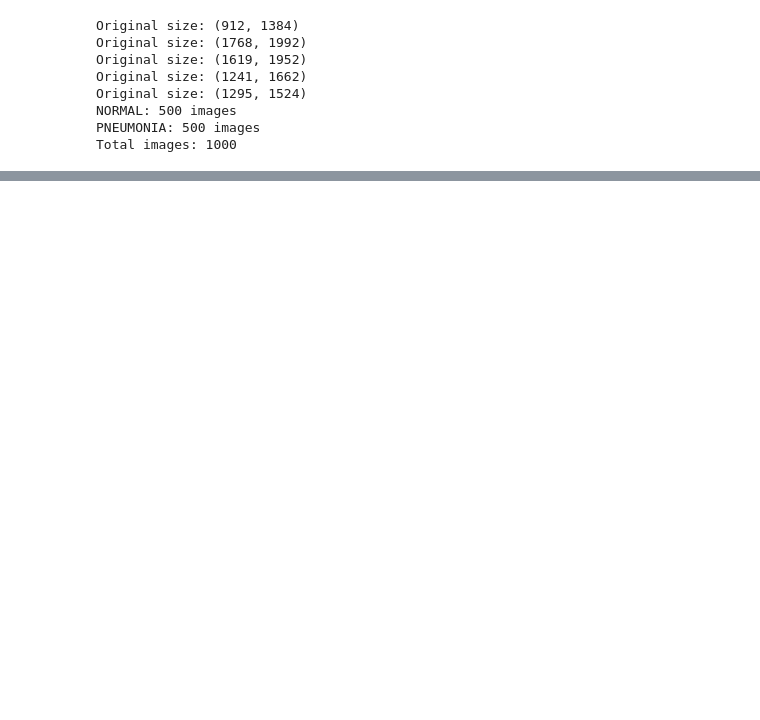
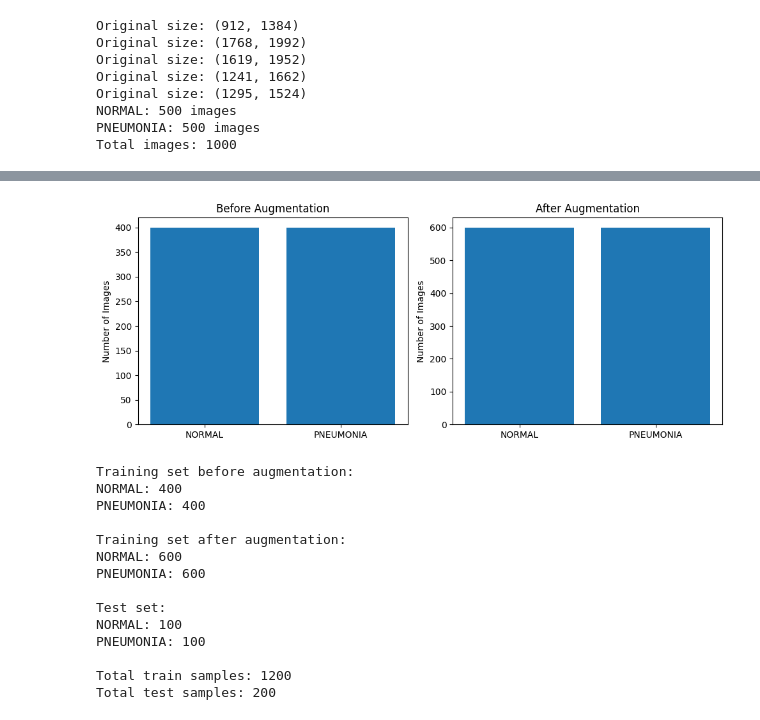
Before and after one commit to asheta66/CNN, a Jupyter notebook: Chest X_Ray/Alaa_classification_chest_x_ray_Ver2.ipynb, the cells around one changed output, grey strips where cells are left out. Cells and saved outputs as stored; diff of their text form; code cells hidden in the pictures; blank space fills up the shorter version.

```diff
--- a/Chest X_Ray/Alaa_classification_chest_x_ray_Ver2.ipynb
+++ b/Chest X_Ray/Alaa_classification_chest_x_ray_Ver2.ipynb
@@ -166 +198,53 @@ Total samples: 1000 (Train = 800, Test = 200)
+# %%
+# ----------------------------
+# 11. Plot class distributions
+# ----------------------------
+plt.figure(figsize=(10, 4))
+
+plt.subplot(1, 2, 1)
+plt.bar(classes, before_counts)
+plt.title("Before Augmentation")
+plt.ylabel("Number of Images")
+
+plt.subplot(1, 2, 2)
+plt.bar(classes, after_counts)
+plt.title("After Augmentation")
+plt.ylabel("Number of Images")
+
+plt.tight_layout()
+plt.show()
+
+# ----------------------------
+# 12. Print train/test summary
+# ----------------------------
+print("\nTraining set before augmentation:")
+for i, cls in enumerate(classes):
+    print(f"{cls}: {before_counts[i]}")
+
+print("\nTraining set after augmentation:")
+for i, cls in enumerate(classes):
+    print(f"{cls}: {after_counts[i]}")
+
+print("\nTest set:")
+for i, cls in enumerate(classes):
+    print(f"{cls}: {np.sum(y_test == i)}")
+
+print(f"\nTotal train samples: {len(y_train)}")
+print(f"Total test samples: {len(y_test)}")
+# %% [output]
+[figure, added]
+Training set before augmentation:
+NORMAL: 400
+PNEUMONIA: 400
+
+Training set after augmentation:
+NORMAL: 600
+PNEUMONIA: 600
+
+Test set:
+NORMAL: 100
+PNEUMONIA: 100
+
+Total train samples: 1200
+Total test samples: 200
 # %%
```
Also changed, not shown: parts of 12 cells of this notebook.
